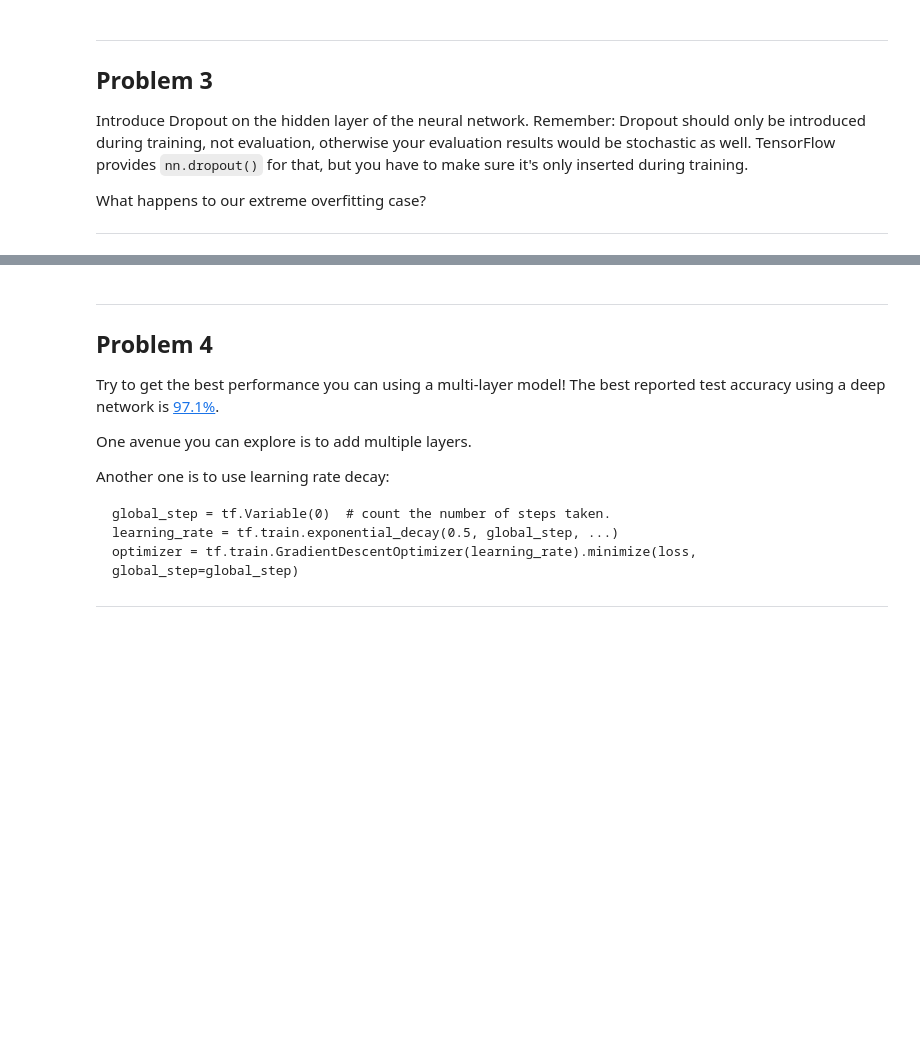
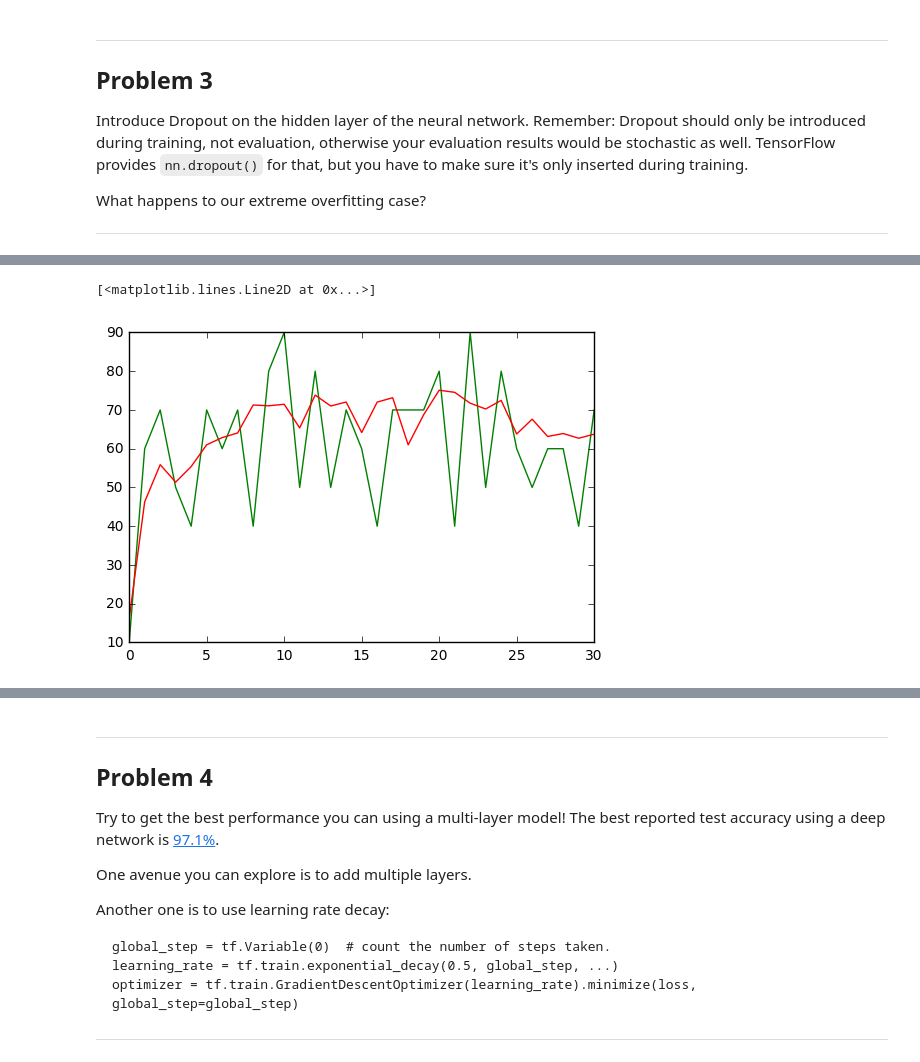
Before and after one commit to fortyMiles/tensorflow_udacity, a Jupyter notebook: 3_regularization.ipynb, the cells around one changed output, grey strips where cells are left out. Drawn from its saved outputs; the diff is of its cells as text; code cells hidden in the pictures; blank space fills up the shorter version.

```diff
--- a/3_regularization.ipynb
+++ b/3_regularization.ipynb
@@ -310,0 +466,15 @@ What happens to our extreme overfitting case?
+# %%
+### keep prob = 1. batchs size = 10
+'''
+%matplotlib inline
+import matplotlib.pyplot as plt
+X = list(range(len(batch_accuracy)))
+Y1 = batch_accuracy
+Y2 = validation_accuracy
+
+plt.plot(X, Y1, color='g')
+plt.plot(X, Y2, color='r')
+'''
+# %% [output]
+[<matplotlib.lines.Line2D at 0x...>]
+[figure, added]
```
Also changed, not shown: parts of 18 cells of this notebook.
